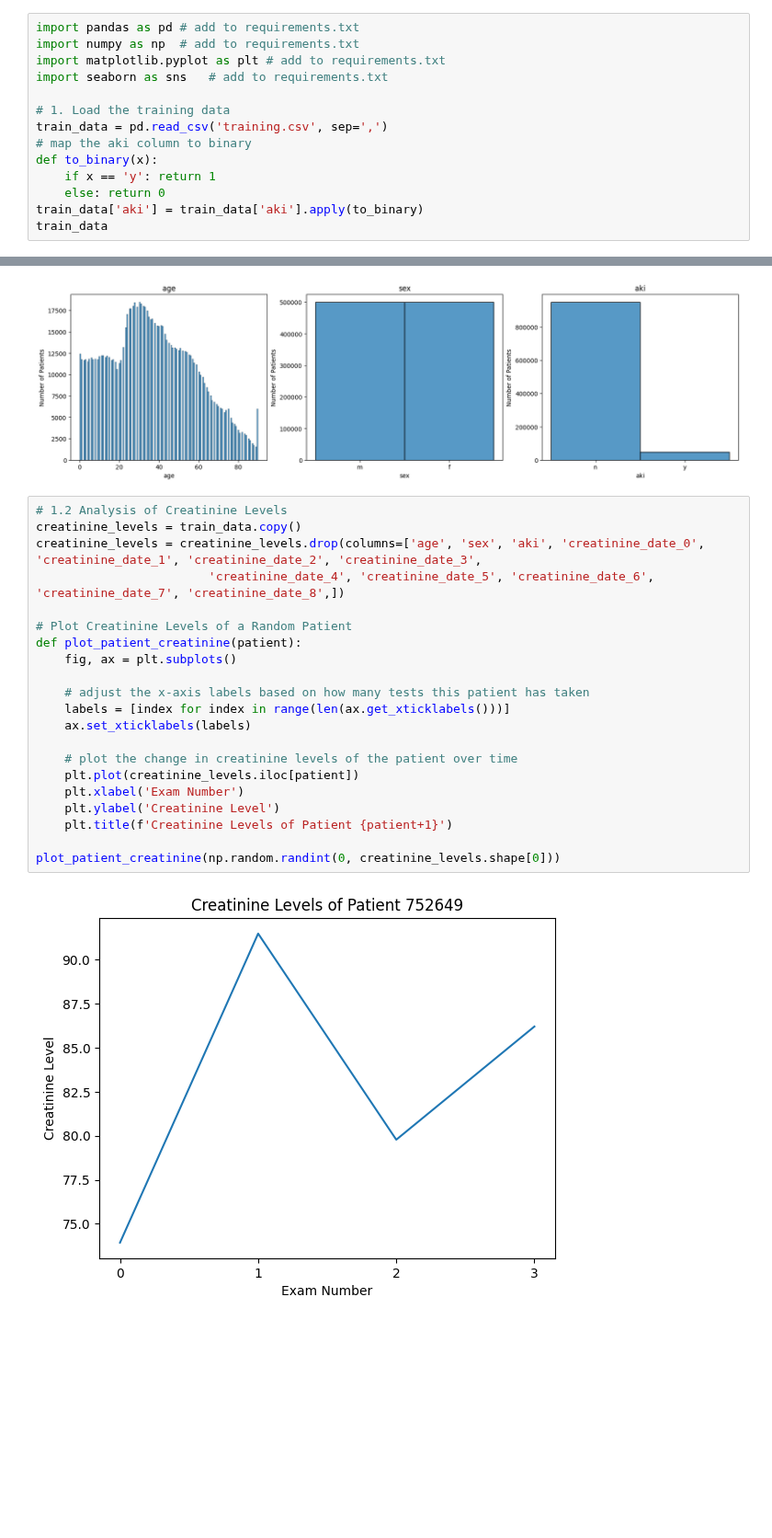
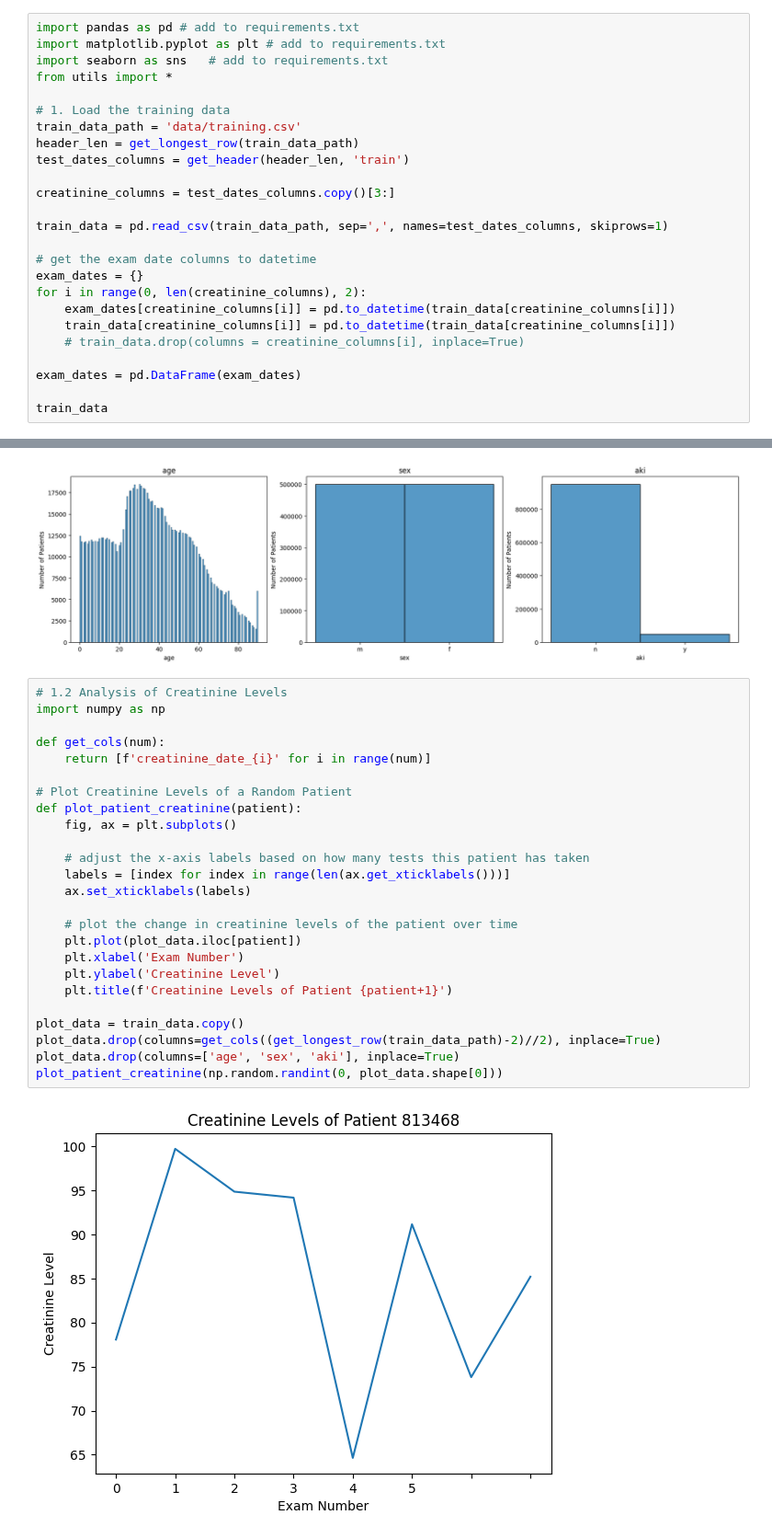
Before and after one commit to belfioreasia/aki-predictor, a Jupyter notebook: data_analysis.ipynb, the cells around one changed output, grey strips where cells are left out. Shown at 92% size. Saved outputs shown, nothing was run; the diff lists cells and outputs as text; blank space fills up the shorter version.

Commit message:
Defined input features. Implemented Data Processing functions. Implemented NHS algorithm.

```diff
--- a/data_analysis.ipynb
+++ b/data_analysis.ipynb
@@ -6,17 +6,28 @@ MSc Advanced Computing, Spring Term, January 2025
 # **Analysis of Acute Kidney Injury (AKI) Data**
 # %%
 import pandas as pd # add to requirements.txt
-import numpy as np  # add to requirements.txt
 import matplotlib.pyplot as plt # add to requirements.txt
 import seaborn as sns   # add to requirements.txt
+from utils import *
 
 # 1. Load the training data
-train_data = pd.read_csv('training.csv', sep=',')
-# map the aki column to binary
-def to_binary(x):
-    if x == 'y': return 1
-    else: return 0
-train_data['aki'] = train_data['aki'].apply(to_binary)
+train_data_path = 'data/training.csv'
+header_len = get_longest_row(train_data_path)
+test_dates_columns = get_header(header_len, 'train')
+
+creatinine_columns = test_dates_columns.copy()[3:]
+
+train_data = pd.read_csv(train_data_path, sep=',', names=test_dates_columns, skiprows=1)
+
+# get the exam date columns to datetime
+exam_dates = {}
+for i in range(0, len(creatinine_columns), 2):
+    exam_dates[creatinine_columns[i]] = pd.to_datetime(train_data[creatinine_columns[i]])
+    train_data[creatinine_columns[i]] = pd.to_datetime(train_data[creatinine_columns[i]])
+    # train_data.drop(columns = creatinine_columns[i], inplace=True)
+
+exam_dates = pd.DataFrame(exam_dates)
+
 train_data
 # %% [output]
 |  | age | sex | aki | creatinine_date_0 | creatinine_result_0 | creatinine_date_1 | ... |
@@ -46,24 +73,28 @@ for i,col in enumerate(['age', 'sex', 'aki']):
 [figure]
 # %%
 # 1.2 Analysis of Creatinine Levels
-creatinine_levels = train_data.copy()
-creatinine_levels = creatinine_levels.drop(columns=['age', 'sex', 'aki', 'creatinine_date_0', 'creatinine_date_1', 'creatinine_date_2', 'creatinine_date_3',
-                        'creatinine_date_4', 'creatinine_date_5', 'creatinine_date_6', 'creatinine_date_7', 'creatinine_date_8',])
+import numpy as np
+
+def get_cols(num):
+    return [f'creatinine_date_{i}' for i in range(num)]
 
 # Plot Creatinine Levels of a Random Patient
 def plot_patient_creatinine(patient):
     fig, ax = plt.subplots()
 
     # adjust the x-axis labels based on how many tests this patient has taken
     labels = [index for index in range(len(ax.get_xticklabels()))]
     ax.set_xticklabels(labels)
 
     # plot the change in creatinine levels of the patient over time
-    plt.plot(creatinine_levels.iloc[patient])
+    plt.plot(plot_data.iloc[patient])
     plt.xlabel('Exam Number')
     plt.ylabel('Creatinine Level')
     plt.title(f'Creatinine Levels of Patient {patient+1}')
 
-plot_patient_creatinine(np.random.randint(0, creatinine_levels.shape[0]))
+plot_data = train_data.copy()
+plot_data.drop(columns=get_cols((get_longest_row(train_data_path)-2)//2), inplace=True)
+plot_data.drop(columns=['age', 'sex', 'aki'], inplace=True)
+plot_patient_creatinine(np.random.randint(0, plot_data.shape[0]))
 # %% [output]
-[figure, old version]
+[figure, new version]
```
Also changed, not shown: parts of 9 cells of this notebook, 8 other files.
